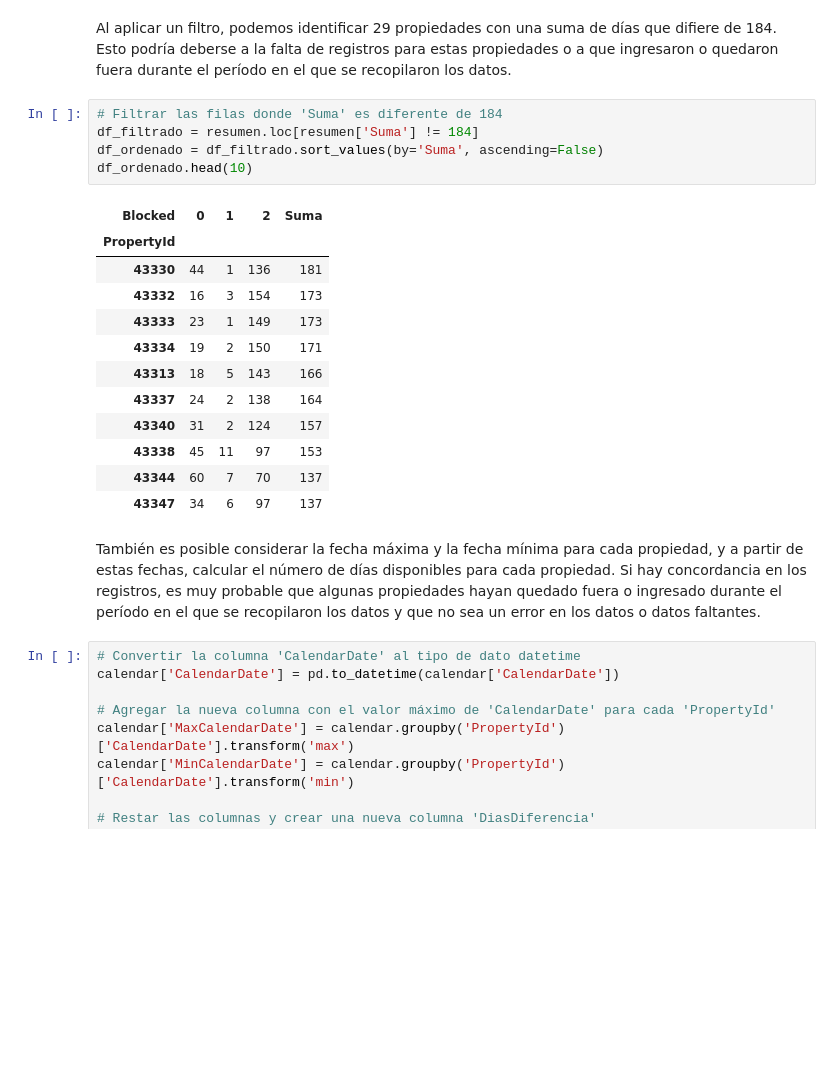
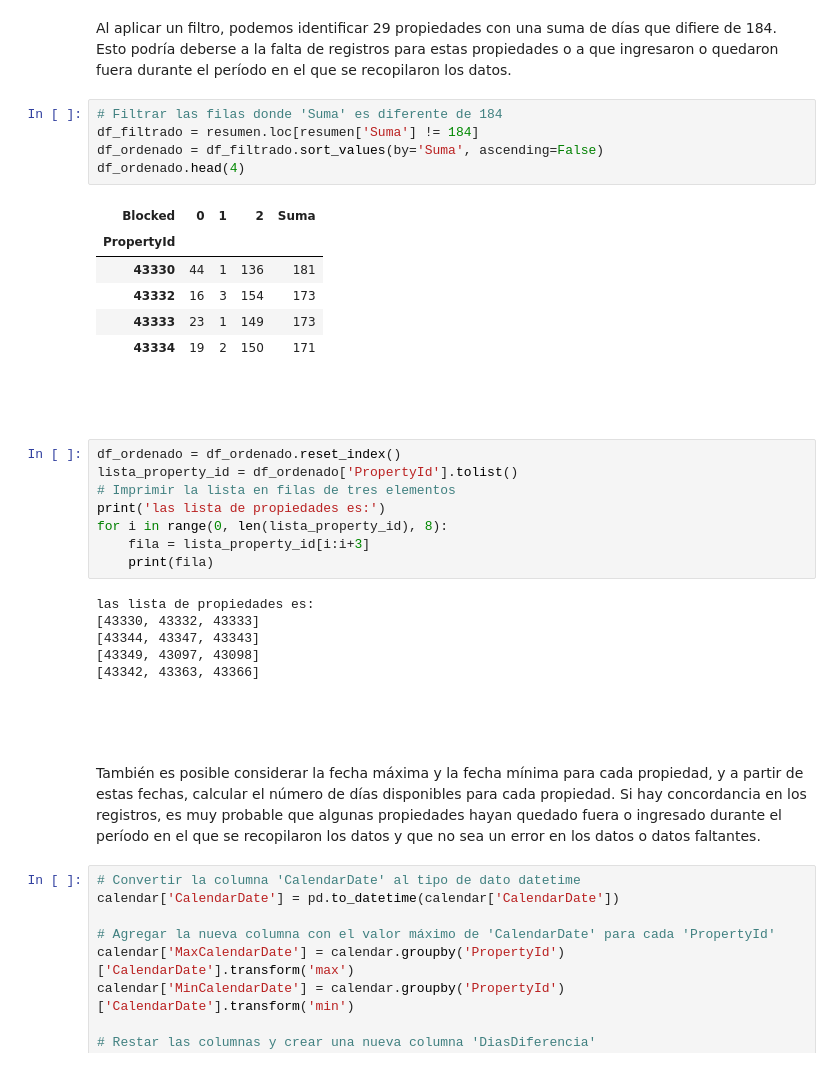
Before and after one commit to davidsosaolea/Stay-Unique, a Jupyter notebook: Gestión de propiedades y reservas_2 copy.ipynb, the cells around one changed output. Drawn from its saved outputs; the diff is of its cells as text; blank space fills up the shorter version.

```diff
--- a/Gestión de propiedades y reservas_2 copy.ipynb
+++ b/Gestión de propiedades y reservas_2 copy.ipynb
@@ -171,22 +147,37 @@ Al aplicar un filtro, podemos identificar 29 propiedades con una suma de días q
 # %%
 # Filtrar las filas donde 'Suma' es diferente de 184
 df_filtrado = resumen.loc[resumen['Suma'] != 184]
 df_ordenado = df_filtrado.sort_values(by='Suma', ascending=False)
-df_ordenado.head(10)
+df_ordenado.head(4)
 # %% [output]
 | Blocked | 0 | 1 | 2 | Suma |
 | PropertyId |  |  |  |  |
 | 43330 | 44 | 1 | 136 | 181 |
 | 43332 | 16 | 3 | 154 | 173 |
 | 43333 | 23 | 1 | 149 | 173 |
 | 43334 | 19 | 2 | 150 | 171 |
-| 43313 | 18 | 5 | 143 | 166 |
-| 43337 | 24 | 2 | 138 | 164 |
-| 43340 | 31 | 2 | 124 | 157 |
-| 43338 | 45 | 11 | 97 | 153 |
-| 43344 | 60 | 7 | 70 | 137 |
-| 43347 | 34 | 6 | 97 | 137 |
+# %% [markdown]
+<br>
+<br>
+# %%
+df_ordenado = df_ordenado.reset_index()
+lista_property_id = df_ordenado['PropertyId'].tolist()
+# Imprimir la lista en filas de tres elementos
+print('las lista de propiedades es:')
+for i in range(0, len(lista_property_id), 8):
+    fila = lista_property_id[i:i+3]
+    print(fila)
+# %% [output]
+las lista de propiedades es:
+[43330, 43332, 43333]
+[43344, 43347, 43343]
+[43349, 43097, 43098]
+[43342, 43363, 43366]
 # %% [markdown]
+<br>
+<br>
+<br>
+
 También es posible considerar la fecha máxima y la fecha mínima para cada propiedad, y a partir de estas fechas, calcular el número de días disponibles para cada propiedad. Si hay concordancia en los registros, es muy probable que algunas propiedades hayan quedado fuera o ingresado durante el período en el que se recopilaron los datos y que no sea un error en los datos o datos faltantes.
 # %%
 # Convertir la columna 'CalendarDate' al tipo de dato datetime
```
Also changed, not shown: parts of 25 cells of this notebook, 6 other files.
